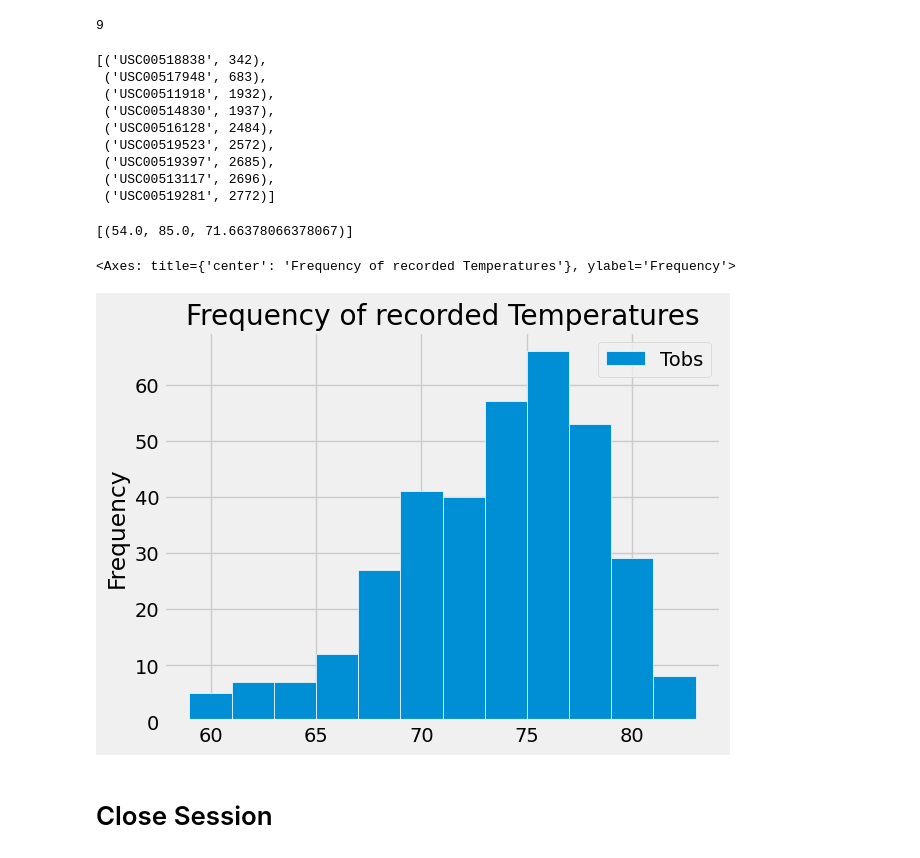
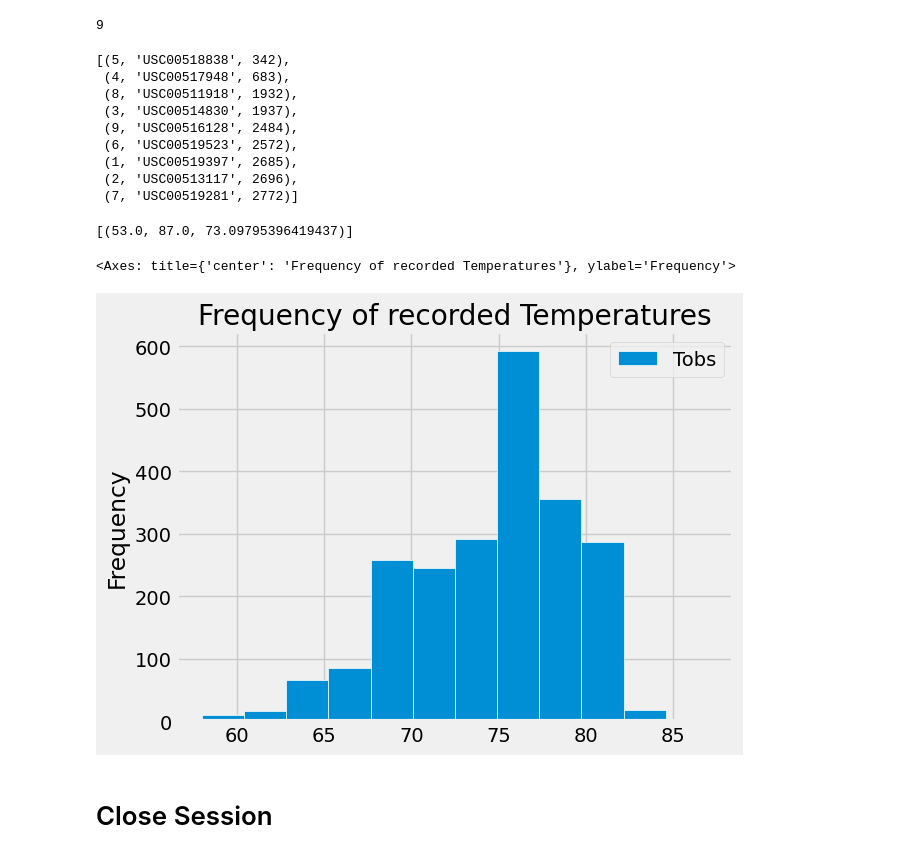
Before and after one commit to jeffreymrobertson/sqlalchemy-challenge, a Jupyter notebook: climate_starter.ipynb, the cells around one changed output. Cells and saved outputs as stored; diff of their text form; code cells hidden in the pictures.

```diff
--- a/climate_starter.ipynb
+++ b/climate_starter.ipynb
@@ -125,41 +119,42 @@ station_q
 # %%
 # Design a query to find the most active stations (i.e. which stations have the most rows?)
 # List the stations and their counts in descending order.
-active_stations = session.query(Measurement.station, func.count(Measurement.prcp)).group_by(Measurement.station).order_by(func.count(Measurement.prcp)).all()
+active_stations = session.query(Station.id, Measurement.station, func.count(Measurement.prcp)).group_by(Measurement.station).order_by(func.count(Measurement.prcp)).\
+    filter(Station.station == Measurement.station).all()
 active_stations
 # %% [output]
-[('USC00518838', 342),
- ('USC00517948', 683),
- ('USC00511918', 1932),
- ('USC00514830', 1937),
- ('USC00516128', 2484),
- ('USC00519523', 2572),
- ('USC00519397', 2685),
- ('USC00513117', 2696),
- ('USC00519281', 2772)]
+[(5, 'USC00518838', 342),
+ (4, 'USC00517948', 683),
+ (8, 'USC00511918', 1932),
+ (3, 'USC00514830', 1937),
+ (9, 'USC00516128', 2484),
+ (6, 'USC00519523', 2572),
+ (1, 'USC00519397', 2685),
+ (2, 'USC00513117', 2696),
+ (7, 'USC00519281', 2772)]
 # %%
 # Using the most active station id from the previous query, calculate the lowest, highest, and average temperature.
 most_active = session.query(func.min(Measurement.tobs),func.max(Measurement.tobs),func.avg(Measurement.tobs)).\
-    filter(Measurement.station == 'USC00519281').all()
+    filter(Station.id == 7).all()
 most_active
 # %% [output]
-[(54.0, 85.0, 71.66378066378067)]
+[(53.0, 87.0, 73.09795396419437)]
 # %%
 # Using the most active station id
 # Query the last 12 months of temperature observation data for this station and plot the results as a histogram
 
 mvp = session.query(Measurement.tobs).\
-    filter(Measurement.station == "USC00519281",Measurement.date >= query_date).all()
+    filter(Station.id == 7 ,Measurement.date >= query_date).all()
 
 mvp
 hist_df = pd.DataFrame(mvp,columns=["Tobs"])
 # hist_df.dtypes
 
 # hist_df.info()
 hist_df.plot.hist(bins = 12, xlabel="Temperature", title="Frequency of recorded Temperatures", edgecolor="white")
 # %% [output]
 <Axes: title={'center': 'Frequency of recorded Temperatures'}, ylabel='Frequency'>
-[figure, old version]
+[figure, new version]
 # %% [markdown]
 # Close Session
 # %%
```
Also changed, not shown: parts of 2 cells of this notebook, 1 other file.
